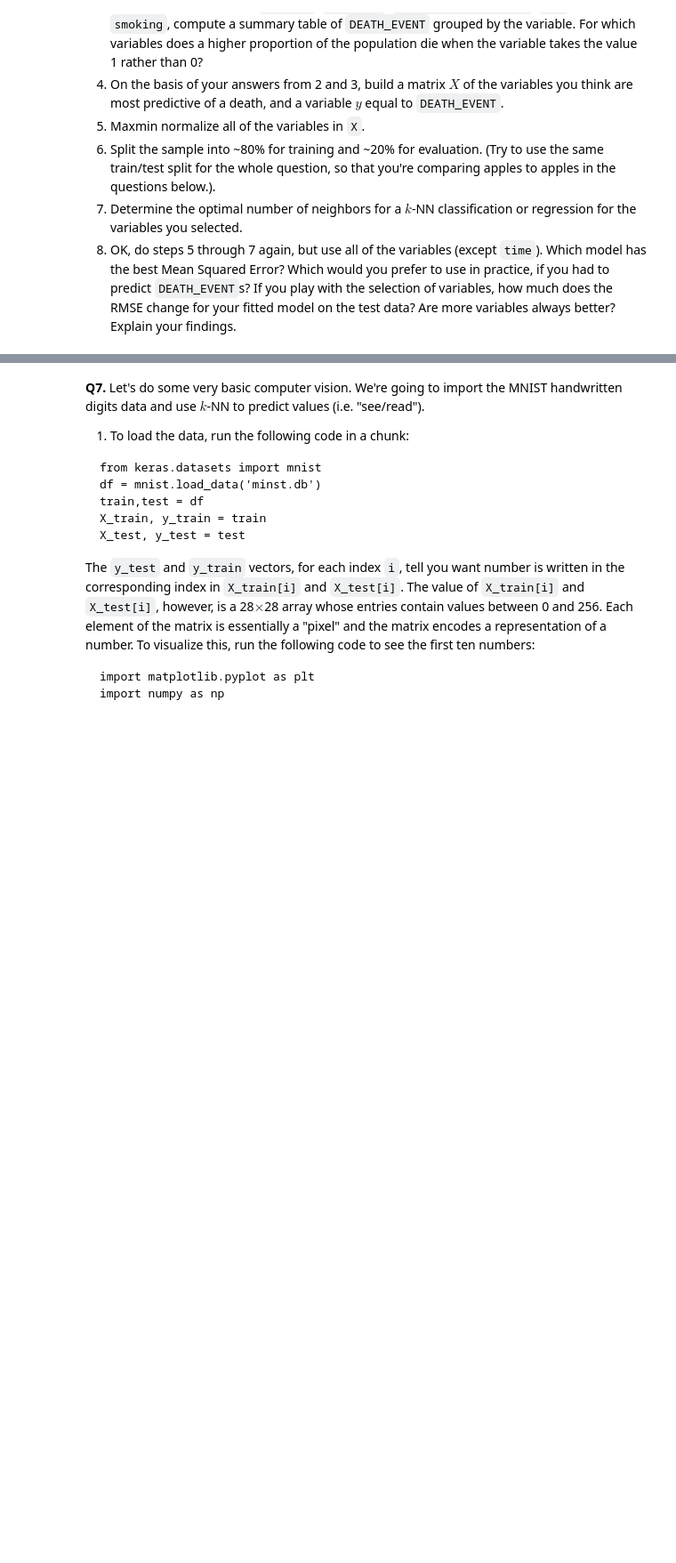
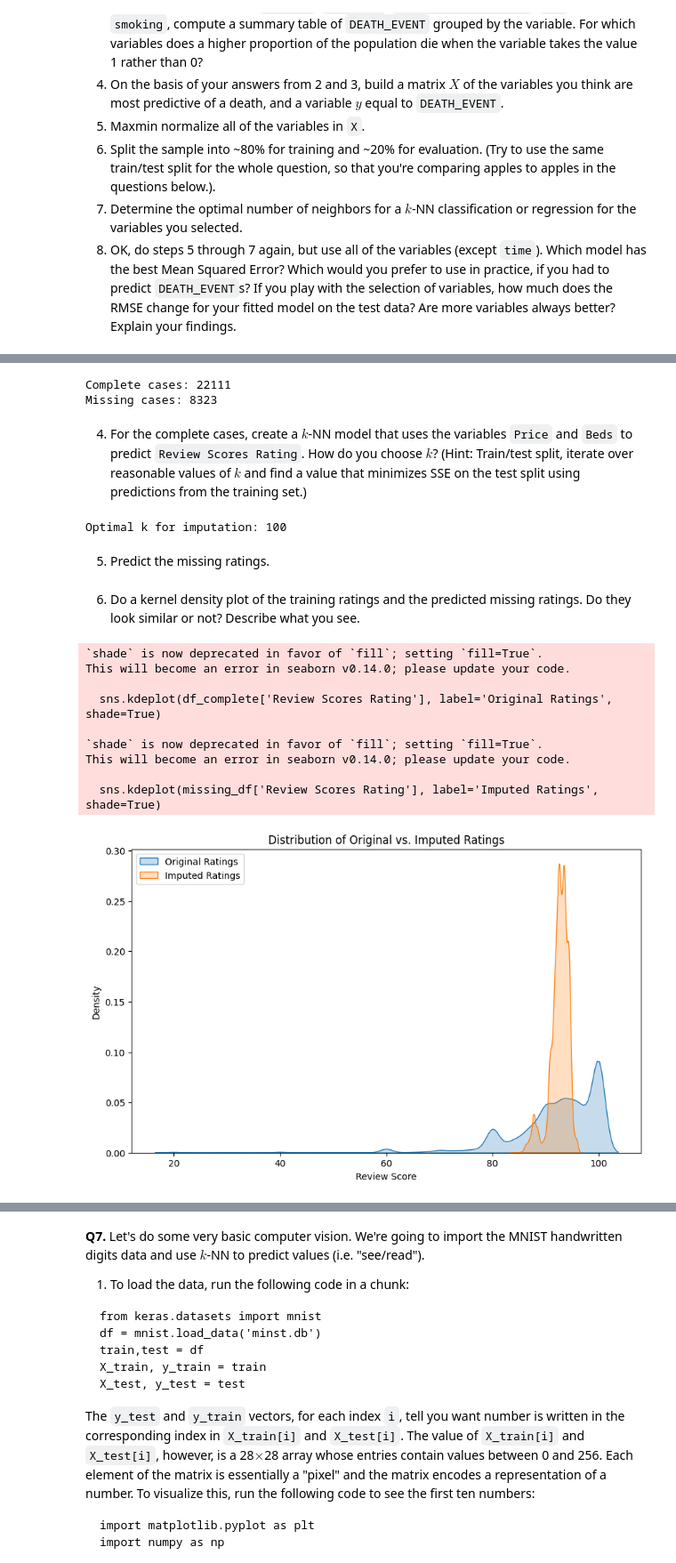
Before and after one commit to wilsonfredbeck7/undergrad_ml_assignments, a Jupyter notebook: 02_assignment_knn.ipynb, the cells around one changed output, grey strips where cells are left out. Shown at 89% size. Drawn from its saved outputs; the diff is of its cells as text; code cells hidden in the pictures; blank space fills up the shorter version.

```diff
--- a/02_assignment_knn.ipynb
+++ b/02_assignment_knn.ipynb
@@ -103,0 +326,80 @@ There are 30,478 observations, but only 22,155 ratings. We're going to build a k
+# %%
+# 2. Select rows with missing ratings
+missing_df = df.loc[df['Review Scores Rating'].isnull()]
+
+# 3. Create the complete cases dataframe
+df_complete = df.dropna(axis=0, how='any')
+
+print(f"Complete cases: {df_complete.shape[0]}")
+print(f"Missing cases: {missing_df.shape[0]}")
+# %% [output]
+Complete cases: 22111
+Missing cases: 8323
+# %% [markdown]
+
+4. For the complete cases, create a $k$-NN model that uses the variables `Price` and `Beds` to predict `Review Scores Rating`. How do you choose $k$? (Hint: Train/test split, iterate over reasonable values of $k$ and find a value that minimizes SSE on the test split using predictions from the training set.)
+# %%
+# Prepare features and target
+X = df_complete[['Price', 'Beds']]
+y = df_complete['Review Scores Rating']
+
+# 80/20 split for hyperparameter tuning
+X_train, X_test, y_train, y_test = train_test_split(X, y, test_size=0.2, random_state=42)
+
+k_values = [1, 5, 10, 20, 50, 100]
+sse_list = []
+
+for k in k_values:
+    knn = KNeighborsRegressor(n_neighbors=k)
+    knn.fit(X_train, y_train)
+    preds = knn.predict(X_test)
+
+    # Calculate SSE
+    sse = np.sum((y_test - preds)**2)
+    sse_list.append(sse)
+
+# Find optimal k
+best_k = k_values[sse_list.index(min(sse_list))]
+print(f"Optimal k for imputation: {best_k}")
+# %% [output]
+Optimal k for imputation: 100
+# %% [markdown]
+
+5. Predict the missing ratings.
+# %%
+# 5. Predict the missing ratings
+
+# Prepare the features for the rows that are missing a review score
+X_missing = missing_df[['Price', 'Beds']].copy()
+
+# --- FIX: Option A ---
+# We fill missing 'Beds' values with the median so the model doesn't crash on NaNs
+X_missing['Beds'] = X_missing['Beds'].fillna(df_complete['Beds'].median())
+
+# Now, use your final_model (trained in Part 4) to predict the scores
+imputed_ratings = final_model.predict(X_missing)
+
+# Use .loc to explicitly set the values in the existing dataframe
+missing_df.loc[:, 'Review Scores Rating'] = imputed_ratings
+# %% [markdown]
+
+6. Do a kernel density plot of the training ratings and the predicted missing ratings. Do they look similar or not? Describe what you see.
+# %%
+plt.figure(figsize=(10, 6))
+sns.kdeplot(df_complete['Review Scores Rating'], label='Original Ratings', shade=True)
+sns.kdeplot(missing_df['Review Scores Rating'], label='Imputed Ratings', shade=True)
+plt.title('Distribution of Original vs. Imputed Ratings')
+plt.xlabel('Review Score')
+plt.legend()
+plt.show()
+# %% [output]
+`shade` is now deprecated in favor of `fill`; setting `fill=True`.
+This will become an error in seaborn v0.14.0; please update your code.
+
+  sns.kdeplot(df_complete['Review Scores Rating'], label='Original Ratings', shade=True)
+
+`shade` is now deprecated in favor of `fill`; setting `fill=True`.
+This will become an error in seaborn v0.14.0; please update your code.
+
+  sns.kdeplot(missing_df['Review Scores Rating'], label='Imputed Ratings', shade=True)
+[figure, added]
```
Also changed, not shown: parts of 26 cells of this notebook.
